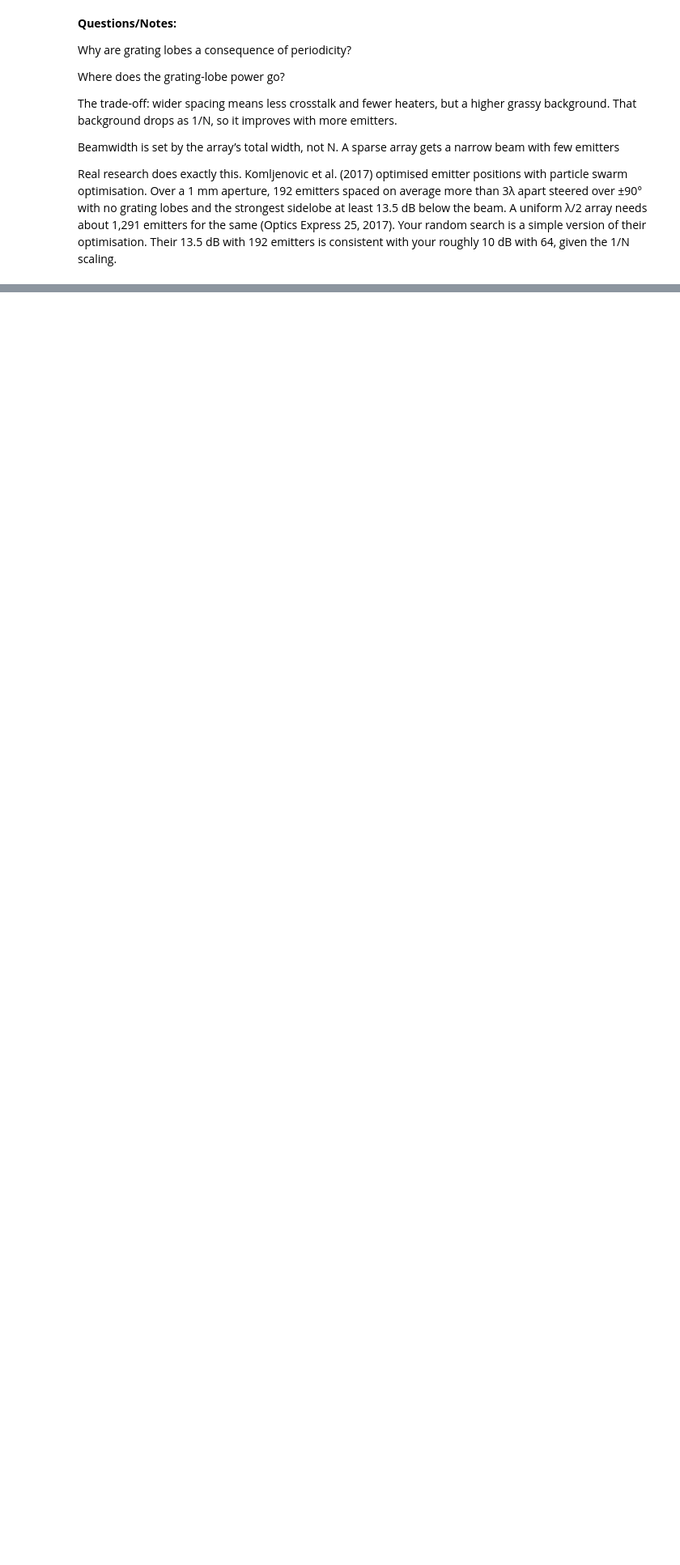
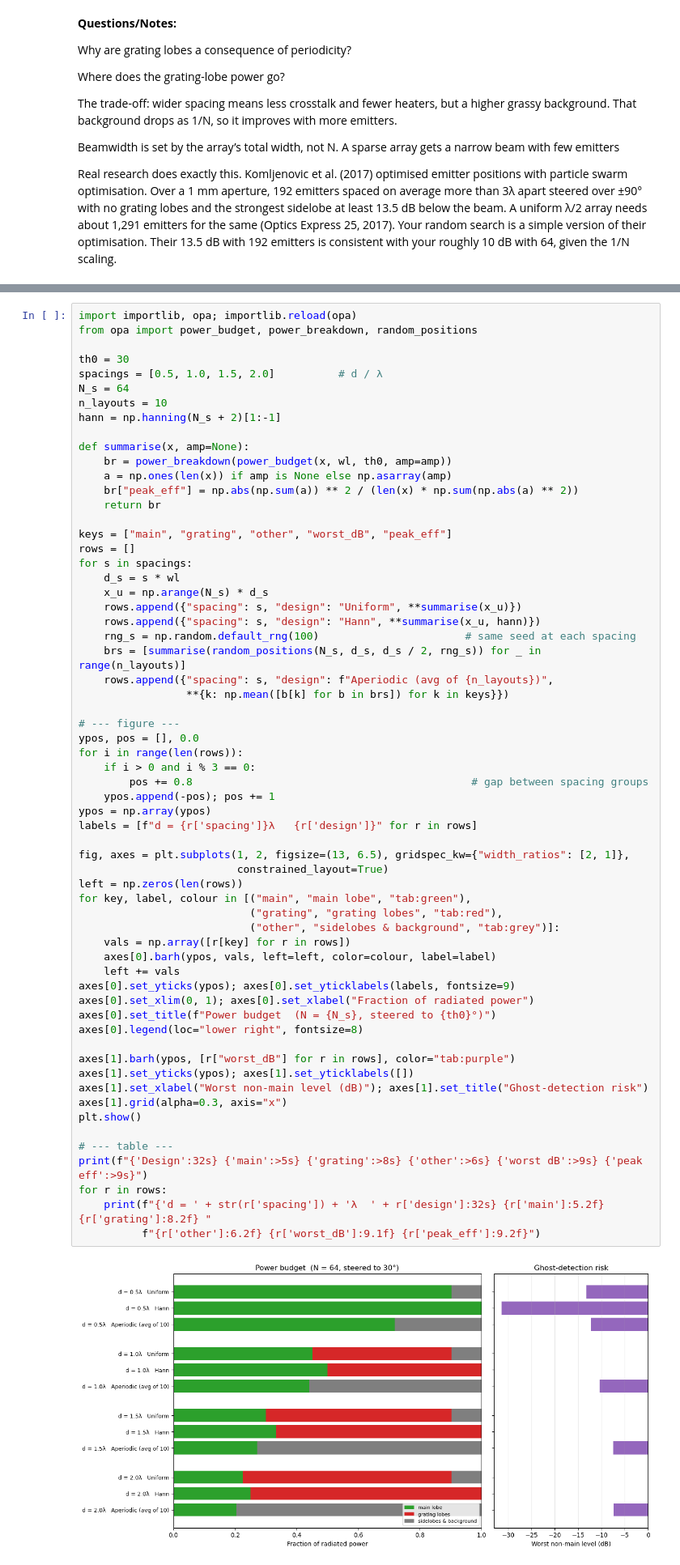
Before and after one commit to sidderz56/opa-beam-steering, a Jupyter notebook: 05_aperiodic_array.ipynb, the cells around one changed output, grey strips where cells are left out. Shown at 81% size. Saved outputs shown, nothing was run; the diff lists cells and outputs as text; blank space fills up the shorter version.

```diff
--- a/05_aperiodic_array.ipynb
+++ b/05_aperiodic_array.ipynb
@@ -163,0 +232,64 @@ Real research does exactly this. Komljenovic et al. (2017) optimised emitter pos
+# %%
+import importlib, opa; importlib.reload(opa)
+from opa import power_budget, power_breakdown, random_positions
+
+th0 = 30
+spacings = [0.5, 1.0, 1.5, 2.0]          # d / λ
+N_s = 64
+n_layouts = 10
+hann = np.hanning(N_s + 2)[1:-1]
+
+def summarise(x, amp=None):
+    br = power_breakdown(power_budget(x, wl, th0, amp=amp))
+    a = np.ones(len(x)) if amp is None else np.asarray(amp)
+    br["peak_eff"] = np.abs(np.sum(a)) ** 2 / (len(x) * np.sum(np.abs(a) ** 2))
+    return br
+
+keys = ["main", "grating", "other", "worst_dB", "peak_eff"]
+rows = []
+for s in spacings:
+    d_s = s * wl
+    x_u = np.arange(N_s) * d_s
+    rows.append({"spacing": s, "design": "Uniform", **summarise(x_u)})
+    rows.append({"spacing": s, "design": "Hann", **summarise(x_u, hann)})
+    rng_s = np.random.default_rng(100)                       # same seed at each spacing
+    brs = [summarise(random_positions(N_s, d_s, d_s / 2, rng_s)) for _ in range(n_layouts)]
+    rows.append({"spacing": s, "design": f"Aperiodic (avg of {n_layouts})",
+                 **{k: np.mean([b[k] for b in brs]) for k in keys}})
+
+# --- figure ---
+ypos, pos = [], 0.0
+for i in range(len(rows)):
+    if i > 0 and i % 3 == 0:
+        pos += 0.8                                            # gap between spacing groups
+    ypos.append(-pos); pos += 1
+ypos = np.array(ypos)
+labels = [f"d = {r['spacing']}λ   {r['design']}" for r in rows]
+
+fig, axes = plt.subplots(1, 2, figsize=(13, 6.5), gridspec_kw={"width_ratios": [2, 1]},
+                         constrained_layout=True)
+left = np.zeros(len(rows))
+for key, label, colour in [("main", "main lobe", "tab:green"),
+                           ("grating", "grating lobes", "tab:red"),
+                           ("other", "sidelobes & background", "tab:grey")]:
+    vals = np.array([r[key] for r in rows])
+    axes[0].barh(ypos, vals, left=left, color=colour, label=label)
+    left += vals
+axes[0].set_yticks(ypos); axes[0].set_yticklabels(labels, fontsize=9)
+axes[0].set_xlim(0, 1); axes[0].set_xlabel("Fraction of radiated power")
+axes[0].set_title(f"Power budget  (N = {N_s}, steered to {th0}°)")
+axes[0].legend(loc="lower right", fontsize=8)
+
+axes[1].barh(ypos, [r["worst_dB"] for r in rows], color="tab:purple")
+axes[1].set_yticks(ypos); axes[1].set_yticklabels([])
+axes[1].set_xlabel("Worst non-main level (dB)"); axes[1].set_title("Ghost-detection risk")
+axes[1].grid(alpha=0.3, axis="x")
+plt.show()
+
+# --- table ---
+print(f"{'Design':32s} {'main':>5s} {'grating':>8s} {'other':>6s} {'worst dB':>9s} {'peak eff':>9s}")
+for r in rows:
+    print(f"{'d = ' + str(r['spacing']) + 'λ  ' + r['design']:32s} {r['main']:5.2f} {r['grating']:8.2f} "
+          f"{r['other']:6.2f} {r['worst_dB']:9.1f} {r['peak_eff']:9.2f}")
+# %% [output]
+[figure, added]
```
Also changed, not shown: parts of 9 cells of this notebook, 1 other file.
